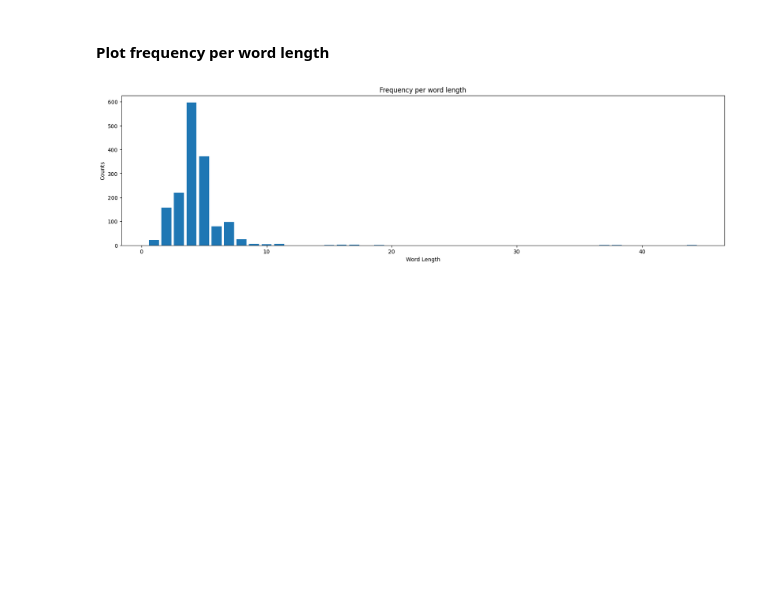
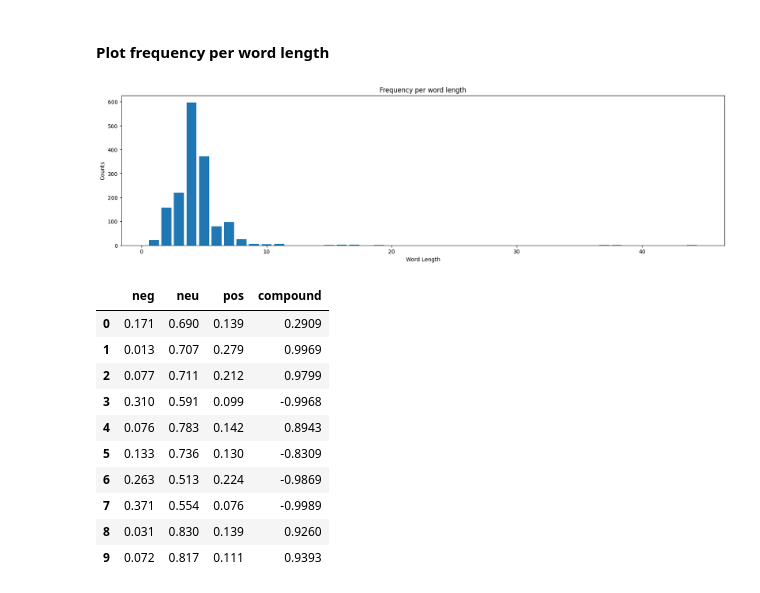
Before and after one commit to jpedrou/spotify-nlp-analysis, a Jupyter notebook: notebooks/data_analysis.ipynb, the cells around one changed output. Drawn from its saved outputs; the diff is of its cells as text; code cells hidden in the pictures; blank space fills up the shorter version.

```diff
--- a/notebooks/data_analysis.ipynb
+++ b/notebooks/data_analysis.ipynb
@@ -212,0 +221,15 @@ plt.show();
+# %%
+sentiments_df = pd.DataFrame(sentiments)
+sentiments_df
+# %% [output]
+|  | neg | neu | pos | compound |
+| 0 | 0.171 | 0.690 | 0.139 | 0.2909 |
+| 1 | 0.013 | 0.707 | 0.279 | 0.9969 |
+| 2 | 0.077 | 0.711 | 0.212 | 0.9799 |
+| 3 | 0.310 | 0.591 | 0.099 | -0.9968 |
+| 4 | 0.076 | 0.783 | 0.142 | 0.8943 |
+| 5 | 0.133 | 0.736 | 0.130 | -0.8309 |
+| 6 | 0.263 | 0.513 | 0.224 | -0.9869 |
+| 7 | 0.371 | 0.554 | 0.076 | -0.9989 |
+| 8 | 0.031 | 0.830 | 0.139 | 0.9260 |
+| 9 | 0.072 | 0.817 | 0.111 | 0.9393 |
```
Also changed, not shown: parts of 4 cells of this notebook.
